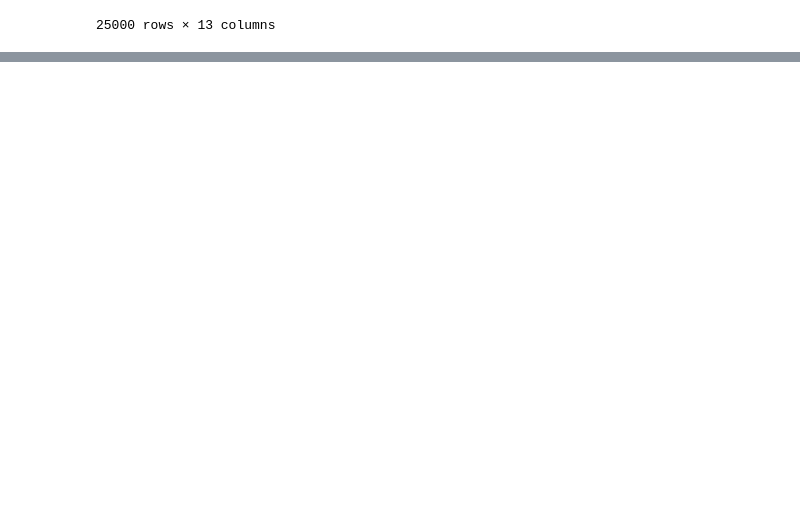
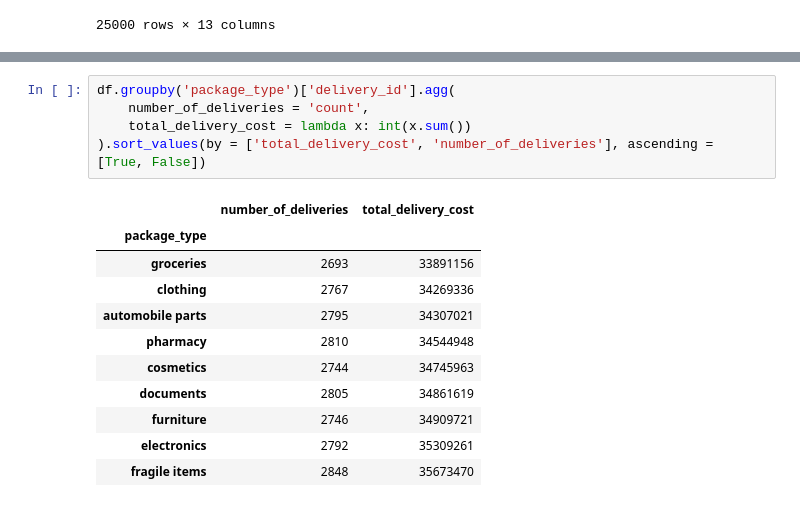
Before and after one commit to mahendra204/Python-Basics-Projects, a Jupyter notebook: Delivery Logistics EDA.ipynb, the cells around one changed output, grey strips where cells are left out. Saved outputs shown, nothing was run; the diff lists cells and outputs as text; blank space fills up the shorter version.

```diff
--- a/Delivery Logistics EDA.ipynb
+++ b/Delivery Logistics EDA.ipynb
@@ -300,0 +317,17 @@ df
+# %%
+df.groupby('package_type')['delivery_id'].agg(
+    number_of_deliveries = 'count',
+    total_delivery_cost = lambda x: int(x.sum())
+).sort_values(by = ['total_delivery_cost', 'number_of_deliveries'], ascending = [True, False])
+# %% [output]
+|  | number_of_deliveries | total_delivery_cost |
+| package_type |  |  |
+| groceries | 2693 | 33891156 |
+| clothing | 2767 | 34269336 |
+| automobile parts | 2795 | 34307021 |
+| pharmacy | 2810 | 34544948 |
+| cosmetics | 2744 | 34745963 |
+| documents | 2805 | 34861619 |
+| furniture | 2746 | 34909721 |
+| electronics | 2792 | 35309261 |
+| fragile items | 2848 | 35673470 |
```
Also changed, not shown: parts of 2 cells of this notebook.
